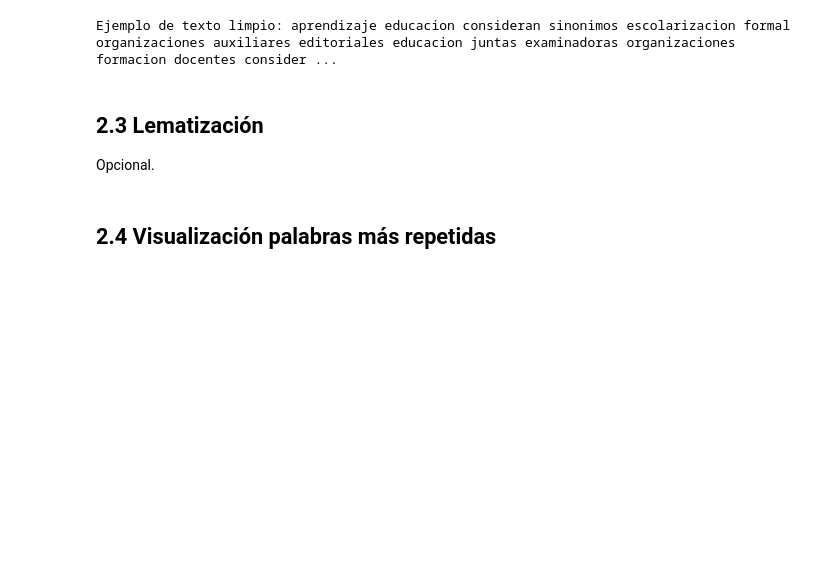
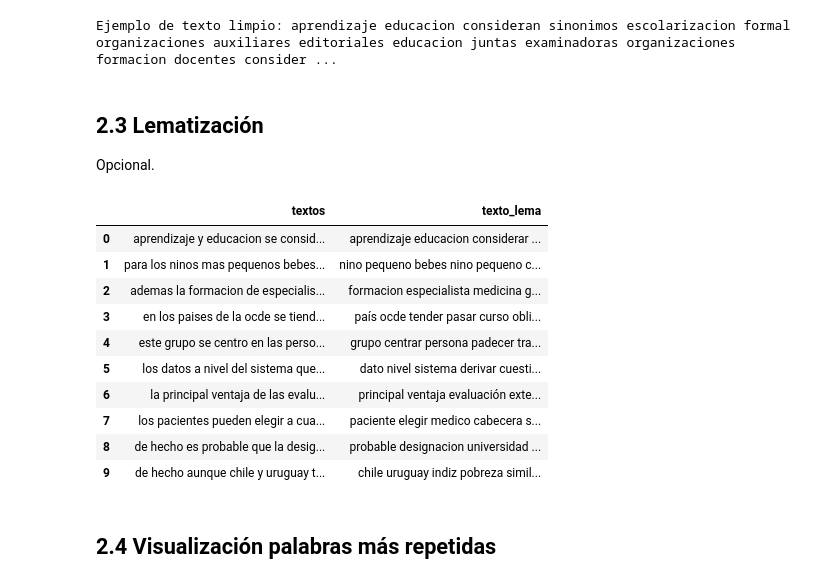
Before and after one commit to BI-2025-02/Proyecto-1-Etapa-1, a Jupyter notebook: P1_E1_V.1.0.ipynb, the cells around one changed output. Saved outputs shown, nothing was run; the diff lists cells and outputs as text; code cells hidden in the pictures; blank space fills up the shorter version.

```diff
--- a/P1_E1_V.1.0.ipynb
+++ b/P1_E1_V.1.0.ipynb
@@ -223,6 +260,34 @@ Ejemplo de texto limpio: aprendizaje educacion consideran sinonimos escolarizaci
 ## 2.3 Lematización
 
 Opcional.
+# %%
+import spacy
+from tqdm import tqdm
+
+# Carga del modelo en español
+nlp = spacy.load("es_core_news_sm")
+
+def lemmatize_text(text):
+    doc = nlp(text)
+    return " ".join([token.lemma_ for token in doc if not token.is_stop and not token.is_punct])
+
+# Aplica a la columna de texto limpio que ya tienes (ajusta el nombre si difiere)
+tqdm.pandas()  # barra de progreso
+df["texto_lema"] = df["textos"].astype(str).progress_apply(lemmatize_text)
+
+df[["textos", "texto_lema"]].head(10)
+# %% [output]
+|  | textos | texto_lema |
+| 0 | aprendizaje y educacion se consid... | aprendizaje educacion considerar ... |
+| 1 | para los ninos mas pequenos bebes... | nino pequeno bebes nino pequeno c... |
+| 2 | ademas la formacion de especialis... | formacion especialista medicina g... |
+| 3 | en los paises de la ocde se tiend... | país ocde tender pasar curso obli... |
+| 4 | este grupo se centro en las perso... | grupo centrar persona padecer tra... |
+| 5 | los datos a nivel del sistema que... | dato nivel sistema derivar cuesti... |
+| 6 | la principal ventaja de las evalu... | principal ventaja evaluación exte... |
+| 7 | los pacientes pueden elegir a cua... | paciente elegir medico cabecera s... |
+| 8 | de hecho es probable que la desig... | probable designacion universidad ... |
+| 9 | de hecho aunque chile y uruguay t... | chile uruguay indiz pobreza simil... |
 # %% [markdown]
 ## 2.4 Visualización palabras más repetidas
 # %%
```
Also changed, not shown: parts of 12 cells of this notebook.
